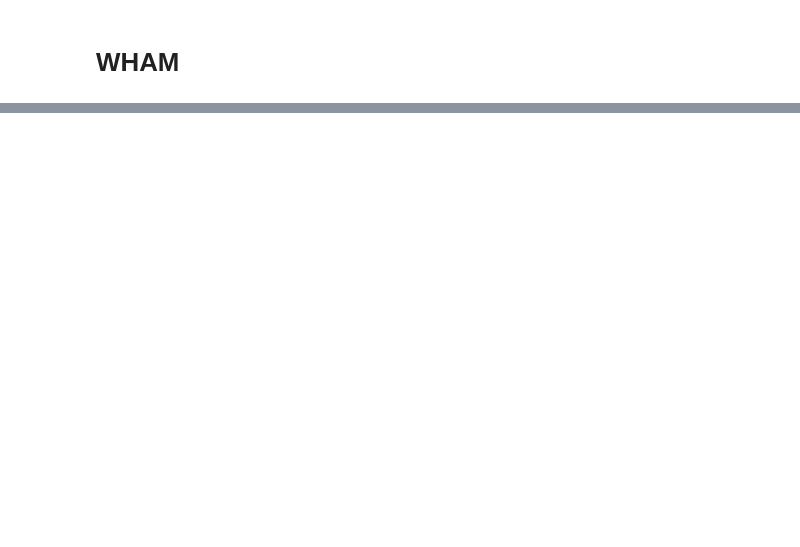
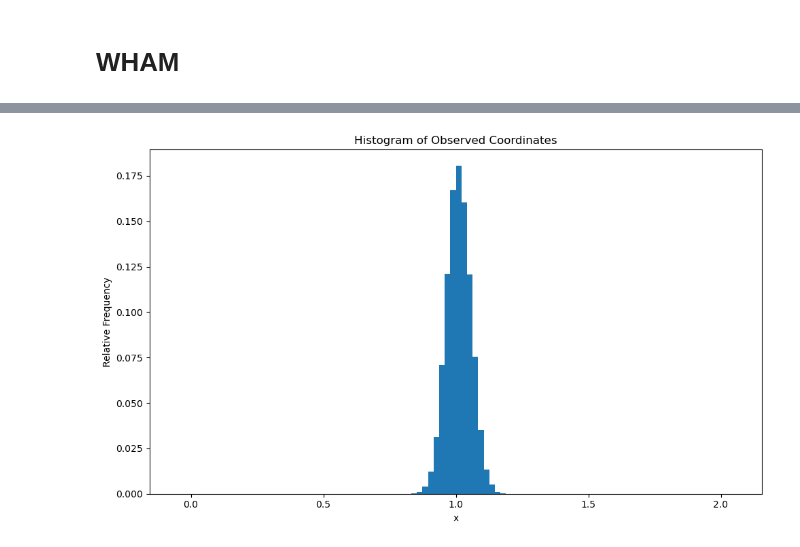
Before and after one commit to abrahmasandra/MENG255UmbrellaSampling, a Jupyter notebook: umbsampling.ipynb, the cells around one changed output, grey strips where cells are left out. Saved outputs shown, nothing was run; the diff lists cells and outputs as text; code cells hidden in the pictures; blank space fills up the shorter version.

```diff
--- a/umbsampling.ipynb
+++ b/umbsampling.ipynb
@@ -339,0 +409,21 @@ plt.show()
+# %%
+# Calculate bin width
+width = bin_edges[1] - bin_edges[0]
+
+hist_norm = hists[i] / np.sum(hists[i])
+
+plt.figure(figsize=(10, 6))
+
+# Plot the histogram
+plt.bar(bin_edges[:-1], hist_norm, width=width, align='edge')
+
+# Customize the plot
+plt.xlabel('x')
+plt.ylabel('Relative Frequency')
+plt.title('Histogram of Observed Coordinates')
+
+plt.gca().set_aspect('auto')
+plt.tight_layout()
+plt.show()
+# %% [output]
+[figure, added]
```
Also changed, not shown: parts of 16 cells of this notebook, 1 other file.
